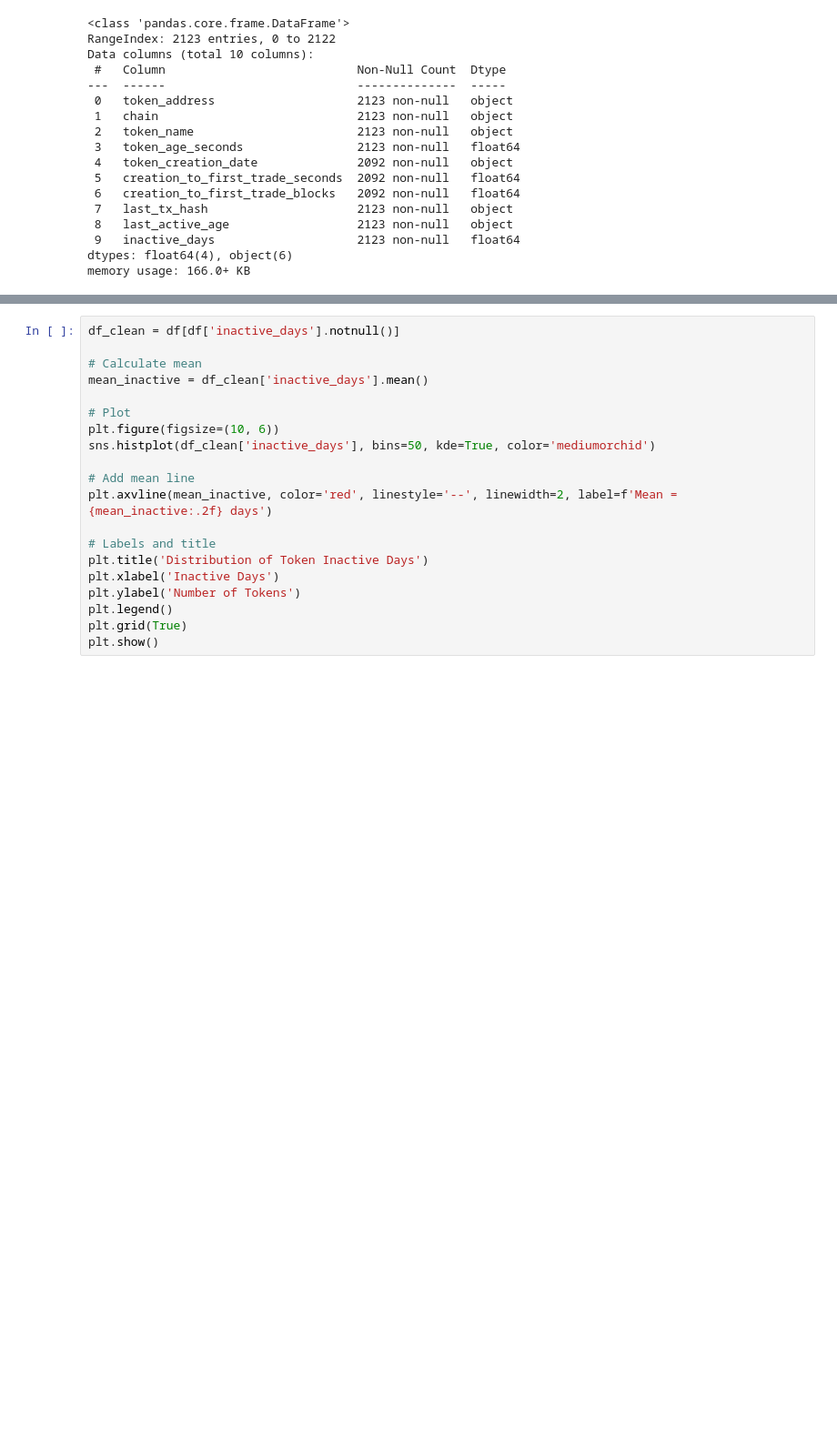
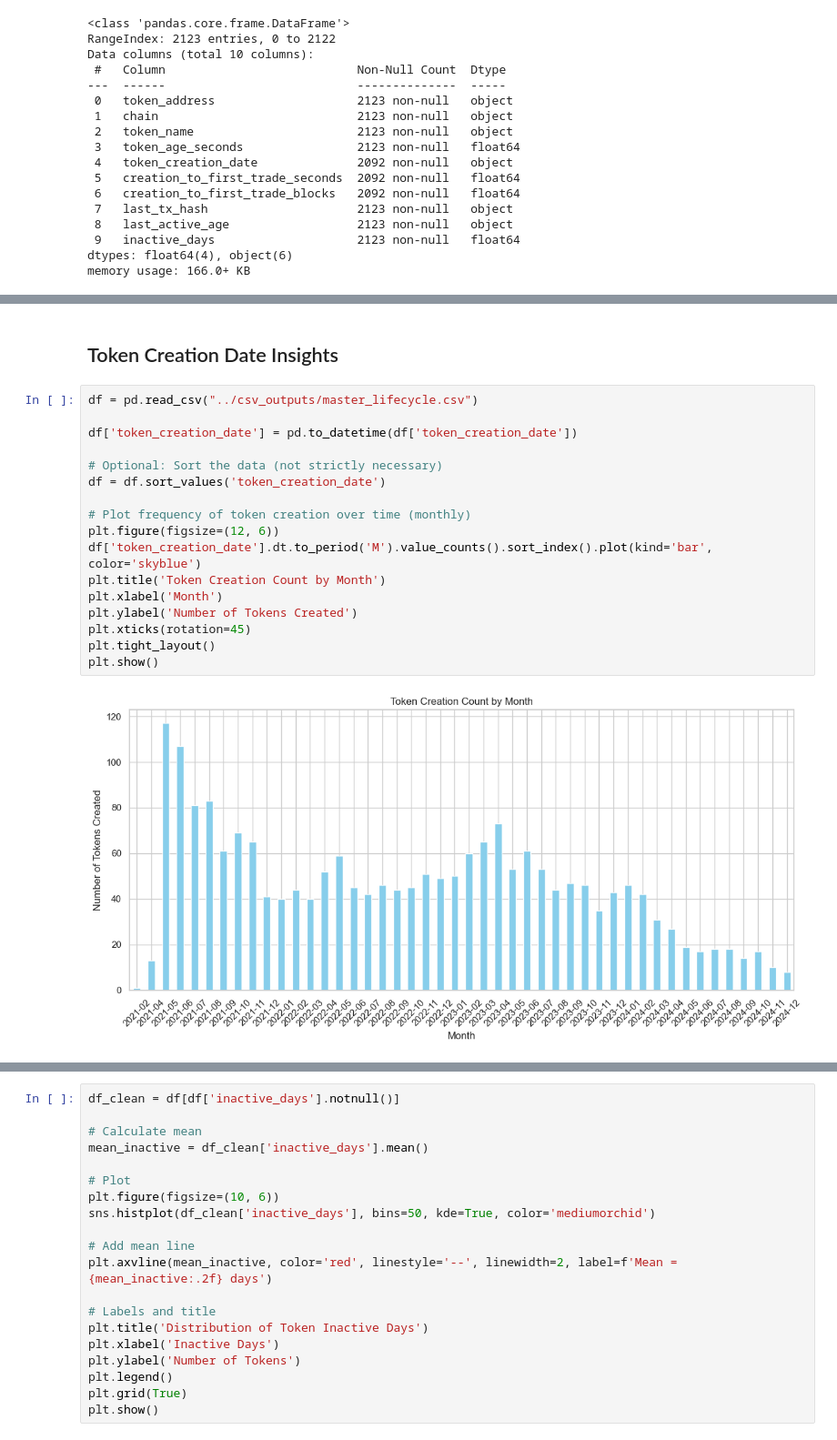
Before and after one commit to all-1807355/token-analyzer, a Jupyter notebook: data_analysis/lifecycle_analysis.ipynb, the cells around one changed output, grey strips where cells are left out. Shown at 91% size. Drawn from its saved outputs; the diff is of its cells as text; blank space fills up the shorter version.

Commit message:
updated lifecycle analysis

```diff
--- a/data_analysis/lifecycle_analysis.ipynb
+++ b/data_analysis/lifecycle_analysis.ipynb
@@ -62,3 +64,24 @@ plt.grid(True)
 plt.show()
 # %% [output]
 [figure]
+# %% [markdown]
+## Token Creation Date Insights
+# %%
+df = pd.read_csv("../csv_outputs/master_lifecycle.csv")
+
+df['token_creation_date'] = pd.to_datetime(df['token_creation_date'])
+
+# Optional: Sort the data (not strictly necessary)
+df = df.sort_values('token_creation_date')
+
+# Plot frequency of token creation over time (monthly)
+plt.figure(figsize=(12, 6))
+df['token_creation_date'].dt.to_period('M').value_counts().sort_index().plot(kind='bar', color='skyblue')
+plt.title('Token Creation Count by Month')
+plt.xlabel('Month')
+plt.ylabel('Number of Tokens Created')
+plt.xticks(rotation=45)
+plt.tight_layout()
+plt.show()
+# %% [output]
+[figure, added]
```
Also changed, not shown: parts of 9 cells of this notebook, 1 other file.
